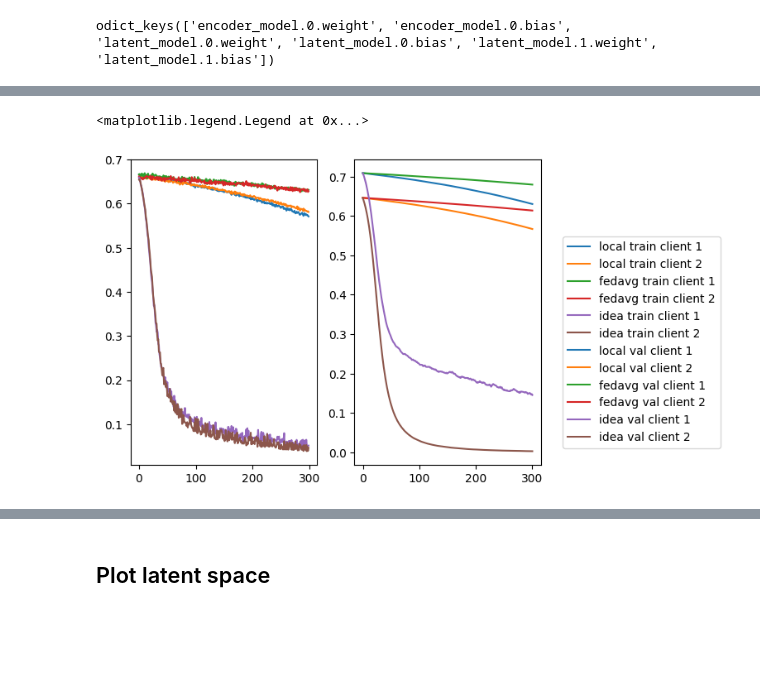
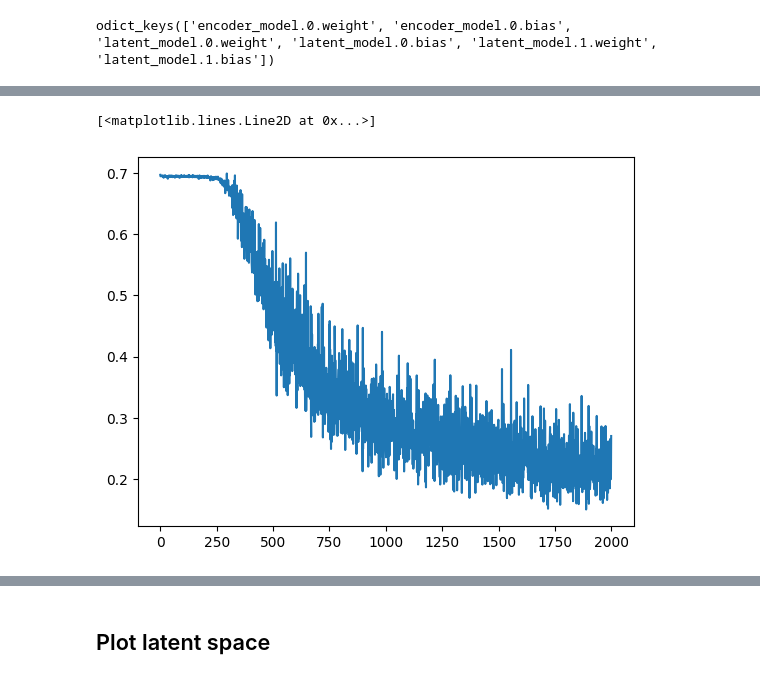
Before and after one commit to sharkovsky/SplitNN-Bias-MasterThesis, a Jupyter notebook: Generating_data-skeleton.ipynb, the cells around one changed output, grey strips where cells are left out. Saved outputs shown, nothing was run; the diff lists cells and outputs as text; code cells hidden in the pictures; blank space fills up the shorter version.

```diff
--- a/Generating_data-skeleton.ipynb
+++ b/Generating_data-skeleton.ipynb
@@ -754,23 +803,8 @@ _ = plt.legend()
-# %%
-fig, ax = plt.subplots(1,2)
-ax[0].plot(local_train_losses[0], label='local train client 1')
-ax[0].plot(local_train_losses[1], label='local train client 2')
-ax[0].plot(fedavg_train_losses[0], label='fedavg train client 1')
-ax[0].plot(fedavg_train_losses[1], label='fedavg train client 2')
-ax[0].plot(idea_train_losses[0], label='idea train client 1')
-ax[0].plot(idea_train_losses[1], label='idea train client 2')
-
-ax[1].plot(local_val_losses[0][0], label='local val client 1')
-ax[1].plot(local_val_losses[1][1], label='local val client 2')
-ax[1].plot(fedavg_val_losses[0][0], label='fedavg val client 1')
-ax[1].plot(fedavg_val_losses[1][1], label='fedavg val client 2')
-ax[1].plot(idea_val_losses[0][0], label='idea val client 1')
-ax[1].plot(idea_val_losses[1][1], label='idea val client 2')
-
-fig.legend(bbox_to_anchor=(1.25, .7))
-# %% [output]
-<matplotlib.legend.Legend at 0x...>
-[figure, old version]
+# %%
+plt.plot(local_train_losses[0], label='train client 1')
+# %% [output]
+[<matplotlib.lines.Line2D at 0x...>]
+[figure, added]
 # %%
 for client_ in clients:
     for name, param in client_.named_parameters():
```
Also changed, not shown: parts of 58 cells of this notebook.
